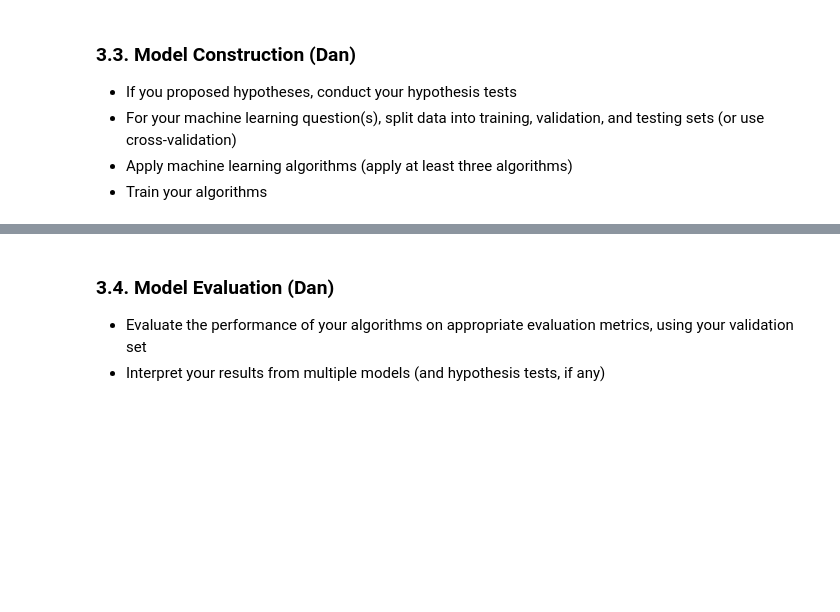
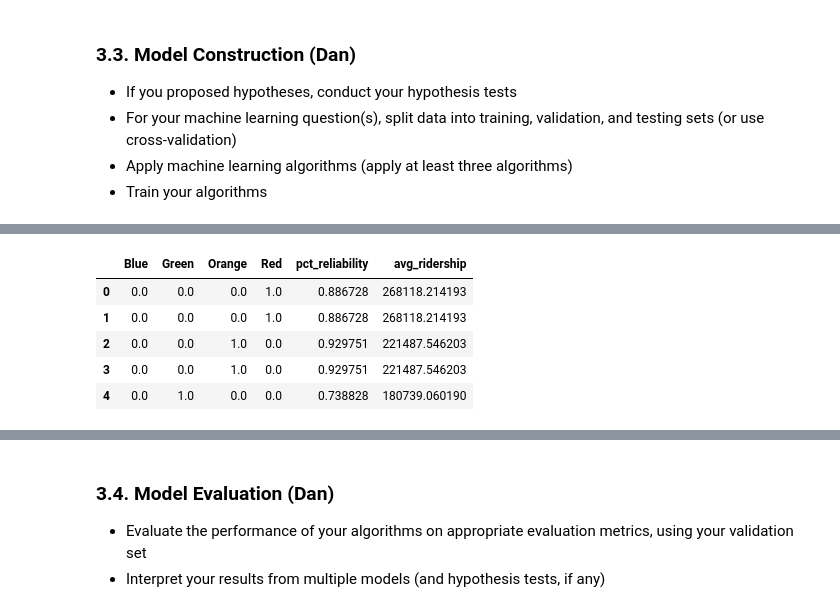
Before and after one commit to ethan-leba/data-science-mtba, a Jupyter notebook: DS3000_FP4_Section01_Group10.ipynb, the cells around one changed output, grey strips where cells are left out. Drawn from its saved outputs; the diff is of its cells as text; code cells hidden in the pictures; blank space fills up the shorter version.

```diff
--- a/DS3000_FP4_Section01_Group10.ipynb
+++ b/DS3000_FP4_Section01_Group10.ipynb
@@ -412,3 +425,12 @@ def features_and_target(df, target_column):
+# %%
+features_final.head()
+# %% [output]
+|  | Blue | Green | Orange | Red | pct_reliability | avg_ridership |
+| 0 | 0.0 | 0.0 | 0.0 | 1.0 | 0.886728 | 268118.214193 |
+| 1 | 0.0 | 0.0 | 0.0 | 1.0 | 0.886728 | 268118.214193 |
+| 2 | 0.0 | 0.0 | 1.0 | 0.0 | 0.929751 | 221487.546203 |
+| 3 | 0.0 | 0.0 | 1.0 | 0.0 | 0.929751 | 221487.546203 |
+| 4 | 0.0 | 1.0 | 0.0 | 0.0 | 0.738828 | 180739.060190 |
 # %%
 from sklearn.model_selection import train_test_split
 
```
Also changed, not shown: parts of 19 cells of this notebook.
